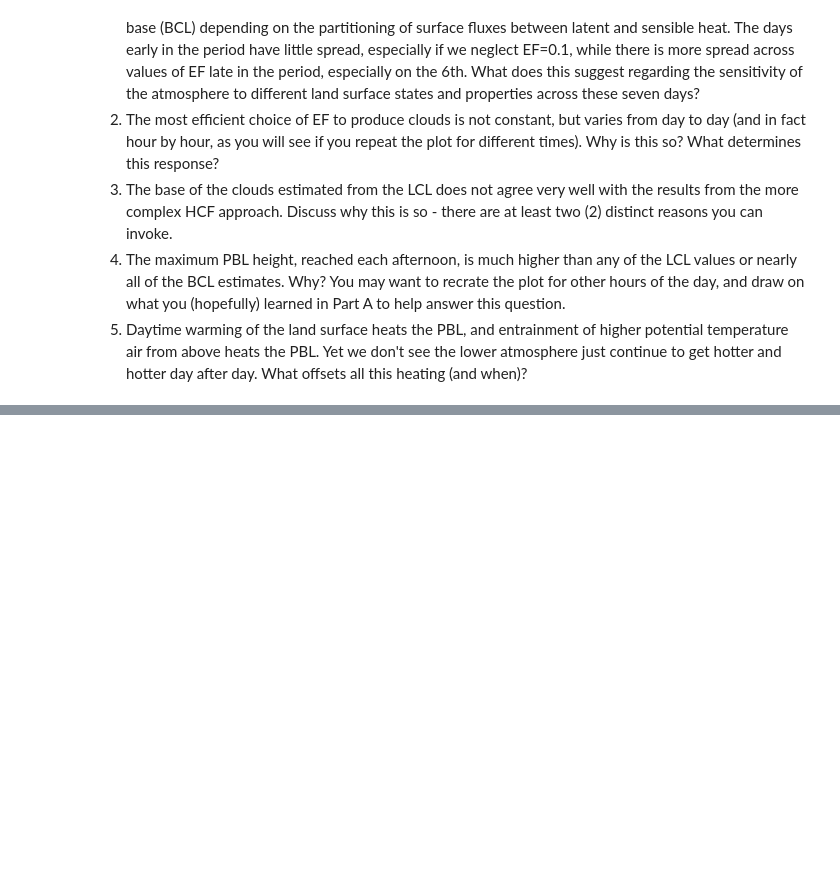
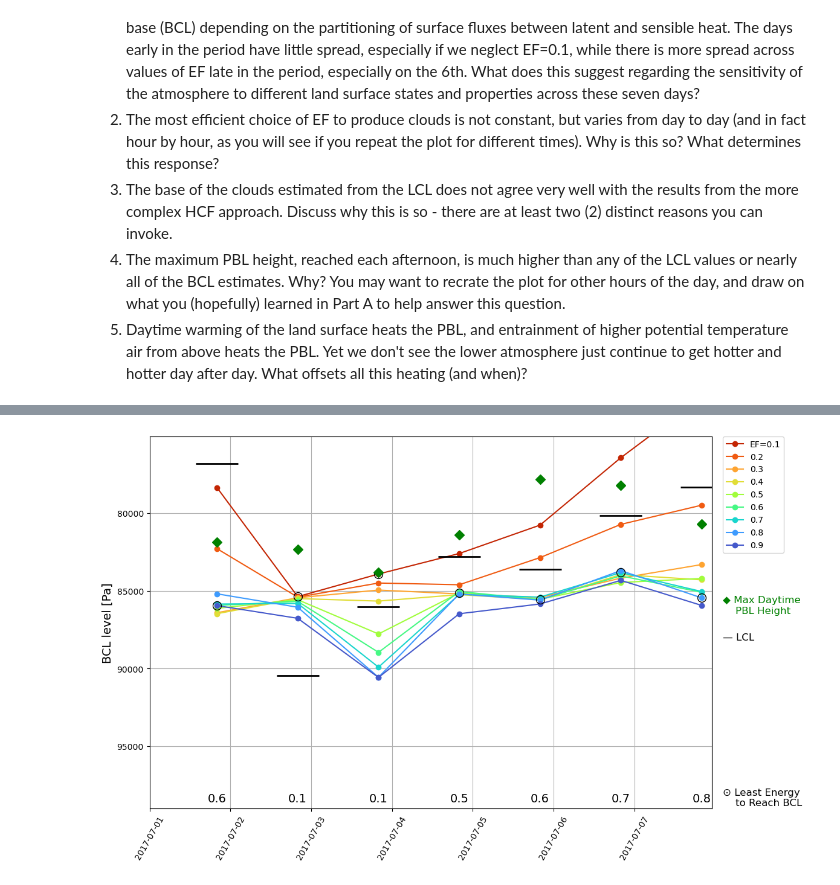
Before and after one commit to anlawyer/land-climate-interactions, a Jupyter notebook: HW4/CLIM614_HW_4.ipynb, the cells around one changed output, grey strips where cells are left out. Cells and saved outputs as stored; diff of their text form; code cells hidden in the pictures; blank space fills up the shorter version.

```diff
--- a/HW4/CLIM614_HW_4.ipynb
+++ b/HW4/CLIM614_HW_4.ipynb
@@ -587,0 +765,39 @@ plt.show()
+# %%
+#Plot by EF value
+plt.figure(figsize=(12,8))
+ax = plt.axes()
+
+# Y-axis is pressure
+y0,y1 = 99000,75100
+plt.ylim(y0,y1)
+plt.xlim(all_times[0],all_times[-1])
+cmap = cm.get_cmap("turbo_r")
+
+# Plot the heights where clouds would form for each EF
+for e in np.arange(edim): # Loop through the EFs, each across all 7 days
+    ef = float(e)*0.1 + 0.1
+    rgb = cmap(ef)
+    plt.plot(x_date,bcl_lev[:,e],color=rgb,marker="o") # A line for each EF, X-axis is each day
+
+# Plot other boundary layer information about each day
+lowest = np.argmin(tot_heat,axis=1) # Index of lowest total energy each day
+low_ef = lowest*0.1 + 0.1           # The EF value for lowest total energy
+for d in np.arange(7):    # Loop through days to find the other statistics
+    plt.plot(x_date[d],bcl_lev[d,lowest[d]],ls='None',color='k',marker="o",ms=10,fillstyle='none') # Lowest total energy
+    plt.plot(x_date[d],lcl_lev[d],ls='None',color='k',marker="_",ms=50,mew=2)            # LCL
+    plt.plot(x_date[d],blh_lev[d],ls='None',color='g',marker="D",ms=8)                   # PBL depth
+    plt.text(x_date[d],y0-1000,f'{low_ef[d]:.1}',c='k',ha='center',va='top',fontsize=14) # EF value in black for lowest energy
+
+plt.xticks(rotation=60)
+plt.ylabel('BCL level [Pa]',fontsize=14)
+plt.legend(['EF=0.1','0.2','0.3','0.4','0.5','0.6','0.7','0.8','0.9'],bbox_to_anchor=(1.02,1.00),loc='upper left',borderaxespad=0.)
+
+plt.text(1.02,0.52,"◆ Max Daytime\n    PBL Height",transform=ax.transAxes,fontsize=12,color='g',va='bottom',ha='left')
+plt.text(1.02,0.46,"— LCL",transform=ax.transAxes,fontsize=12,color='k',va='center',ha='left')
+plt.text(1.02,0.056,"⊙ Least Energy\n    to Reach BCL",transform=ax.transAxes,fontsize=12,color='k',va='top',ha='left')
+
+plt.grid(visible=True)
+
+plt.show()
+# %% [output]
+[figure, added]
```
Also changed, not shown: parts of 5 cells of this notebook.
